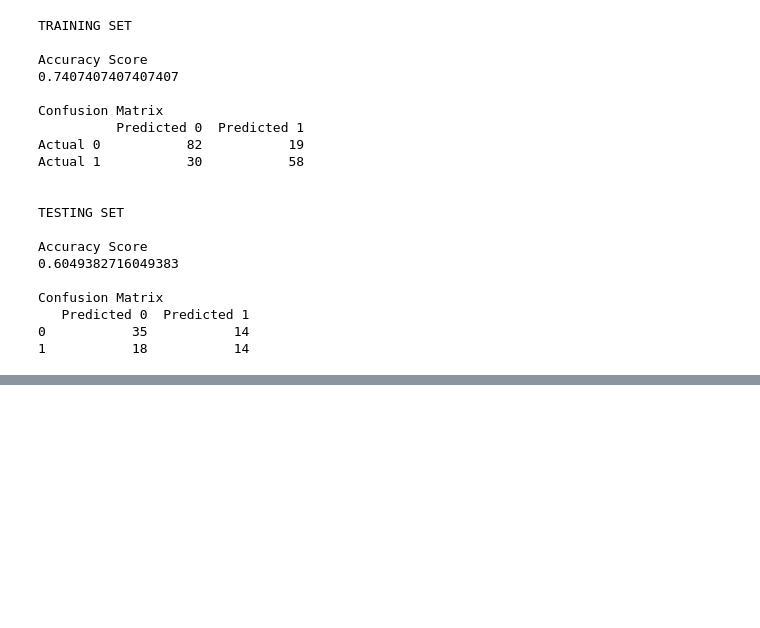
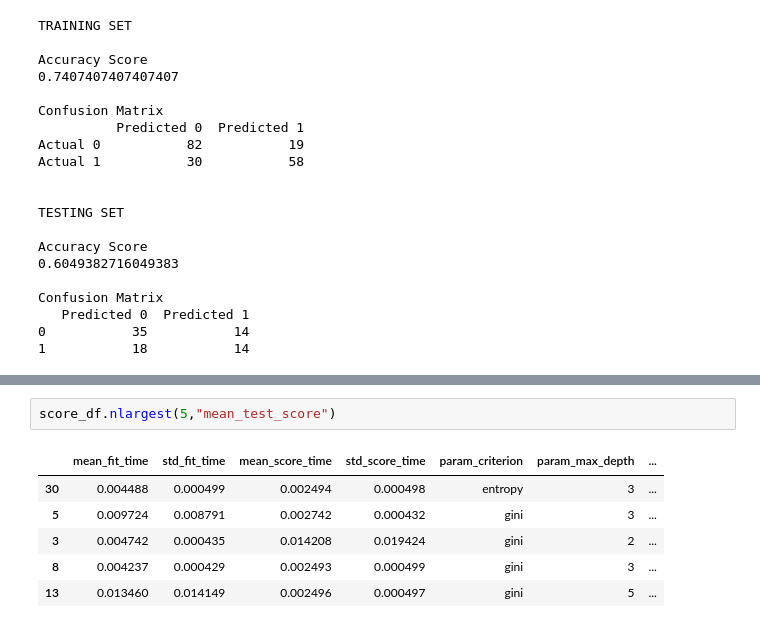
Before and after one commit to CodeInDna/Data-Science-Exercises, a Jupyter notebook: Supervised_Learning/03_Decision_Tree/03_Disease_Detection_with_Visualization.ipynb, the cells around one changed output, grey strips where cells are left out. Drawn from its saved outputs; the diff is of its cells as text; blank space fills up the shorter version.

```diff
--- a/Supervised_Learning/03_Decision_Tree/03_Disease_Detection_with_Visualization.ipynb
+++ b/Supervised_Learning/03_Decision_Tree/03_Disease_Detection_with_Visualization.ipynb
@@ -308,0 +345,9 @@ Confusion Matrix
+# %%
+score_df.nlargest(5,"mean_test_score")
+# %% [output]
+|  | mean_fit_time | std_fit_time | mean_score_time | std_score_time | param_criterion | param_max_depth | ... |
+| 30 | 0.004488 | 0.000499 | 0.002494 | 0.000498 | entropy | 3 | ... |
+| 5 | 0.009724 | 0.008791 | 0.002742 | 0.000432 | gini | 3 | ... |
+| 3 | 0.004742 | 0.000435 | 0.014208 | 0.019424 | gini | 2 | ... |
+| 8 | 0.004237 | 0.000429 | 0.002493 | 0.000499 | gini | 3 | ... |
+| 13 | 0.013460 | 0.014149 | 0.002496 | 0.000497 | gini | 5 | ... |
```
Also changed, not shown: parts of 46 cells of this notebook.
